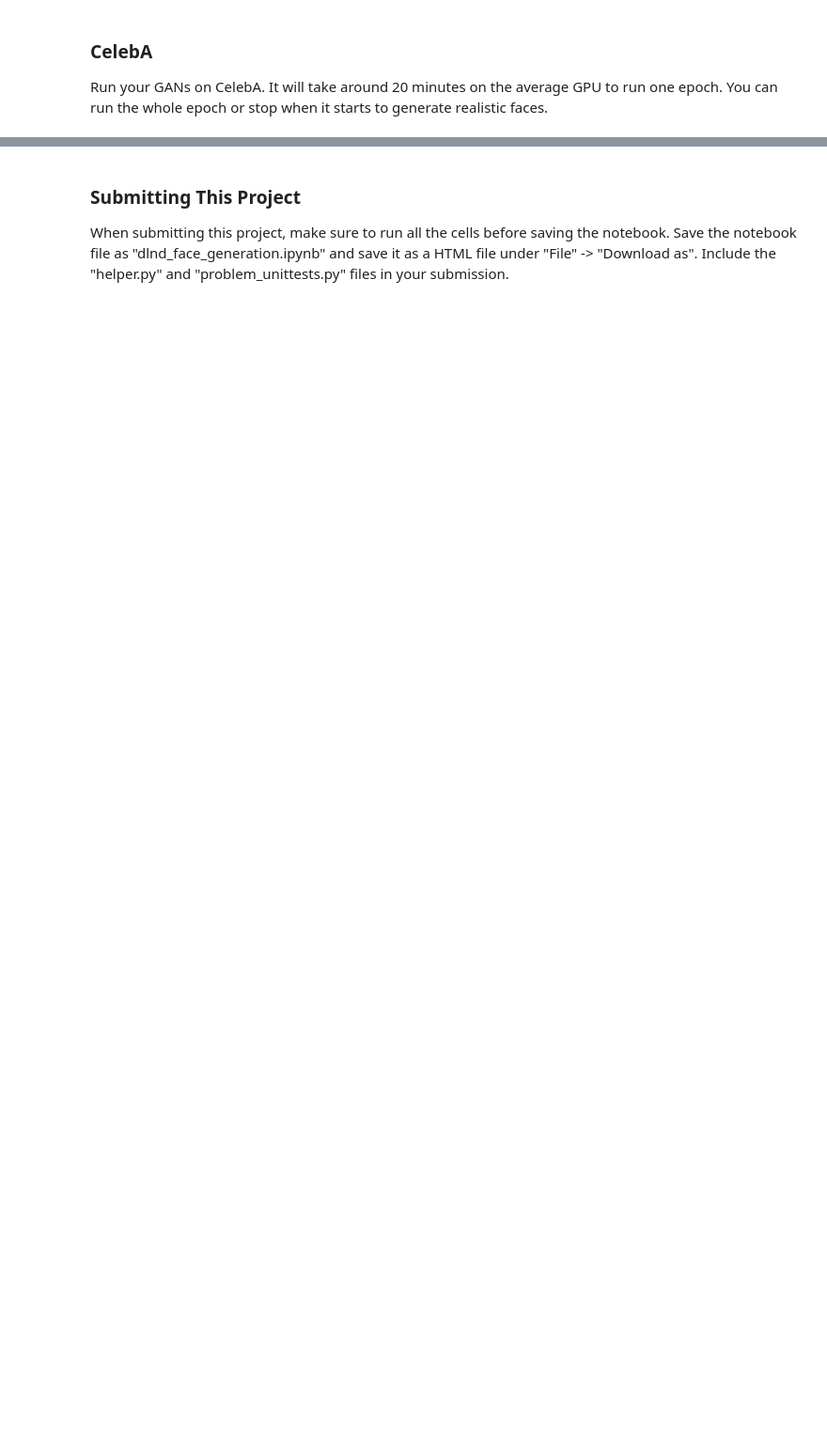
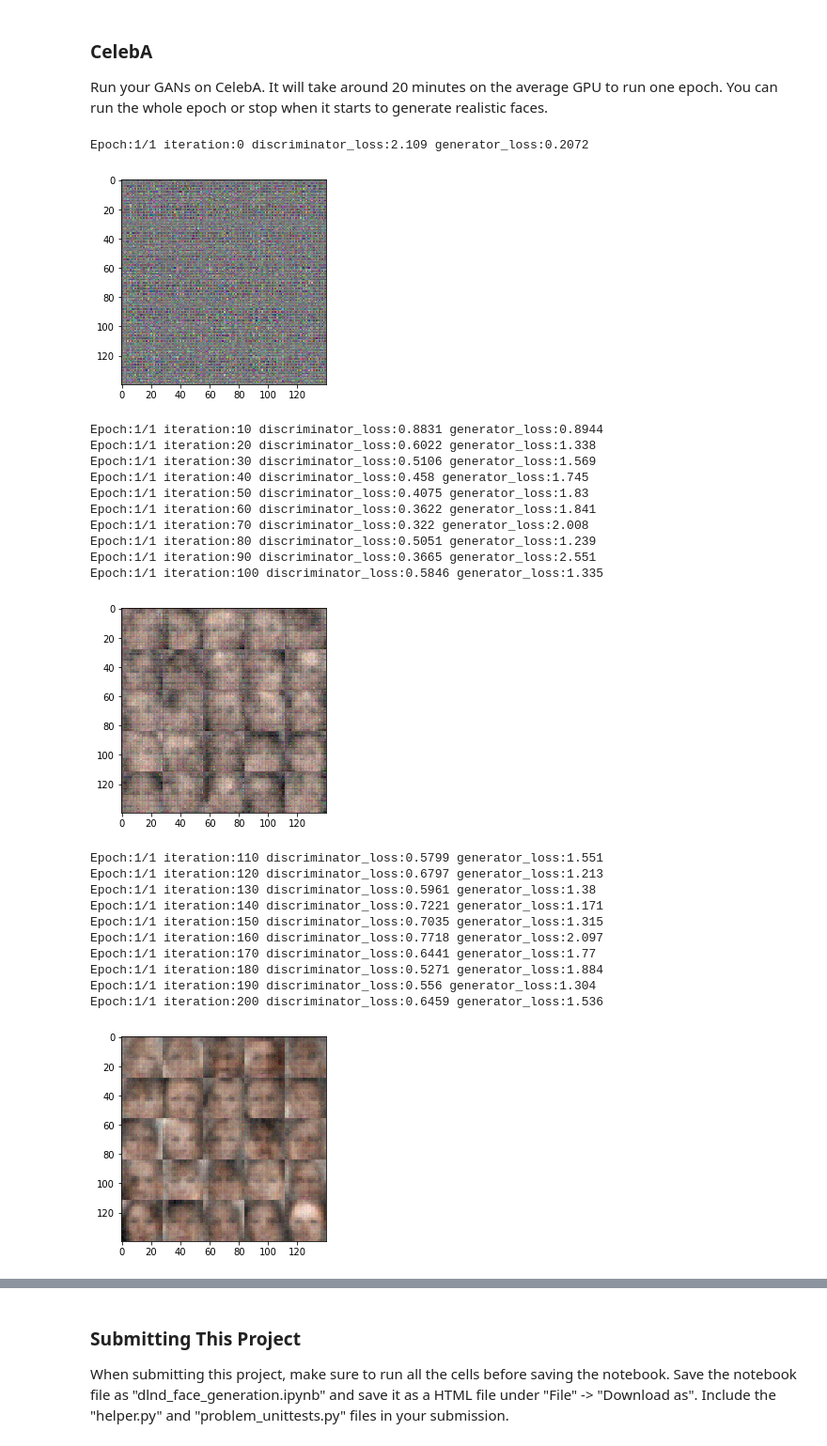
Before and after one commit to zmykevin/DLND_Project_5, a Jupyter notebook: dlnd_face_generation.ipynb, the cells around one changed output, grey strips where cells are left out. Shown at 94% size. Saved outputs shown, nothing was run; the diff lists cells and outputs as text; code cells hidden in the pictures; blank space fills up the shorter version.

```diff
--- a/dlnd_face_generation.ipynb
+++ b/dlnd_face_generation.ipynb
@@ -354,18 +445,43 @@ with tf.Graph().as_default():
 ### CelebA
 Run your GANs on CelebA.  It will take around 20 minutes on the average GPU to run one epoch.  You can run the whole epoch or stop when it starts to generate realistic faces.
 # %%
-batch_size = None
-z_dim = None
-learning_rate = None
-beta1 = None
+batch_size = 128
+z_dim = 100
+learning_rate = 0.0002
+beta1 = 0.5
 
 
 """
 DON'T MODIFY ANYTHING IN THIS CELL THAT IS BELOW THIS LINE
 """
 epochs = 1
 
 celeba_dataset = helper.Dataset('celeba', glob(os.path.join(data_dir, 'img_align_celeba/*.jpg')))
 with tf.Graph().as_default():
     train(epochs, batch_size, z_dim, learning_rate, beta1, celeba_dataset.get_batches,
           celeba_dataset.shape, celeba_dataset.image_mode)
+# %% [output]
+Epoch:1/1 iteration:0 discriminator_loss:2.109 generator_loss:0.2072
+[figure, added]
+Epoch:1/1 iteration:10 discriminator_loss:0.8831 generator_loss:0.8944
+Epoch:1/1 iteration:20 discriminator_loss:0.6022 generator_loss:1.338
+Epoch:1/1 iteration:30 discriminator_loss:0.5106 generator_loss:1.569
+Epoch:1/1 iteration:40 discriminator_loss:0.458 generator_loss:1.745
+Epoch:1/1 iteration:50 discriminator_loss:0.4075 generator_loss:1.83
+Epoch:1/1 iteration:60 discriminator_loss:0.3622 generator_loss:1.841
+Epoch:1/1 iteration:70 discriminator_loss:0.322 generator_loss:2.008
+Epoch:1/1 iteration:80 discriminator_loss:0.5051 generator_loss:1.239
+Epoch:1/1 iteration:90 discriminator_loss:0.3665 generator_loss:2.551
+Epoch:1/1 iteration:100 discriminator_loss:0.5846 generator_loss:1.335
+[figure, added]
+Epoch:1/1 iteration:110 discriminator_loss:0.5799 generator_loss:1.551
+Epoch:1/1 iteration:120 discriminator_loss:0.6797 generator_loss:1.213
+Epoch:1/1 iteration:130 discriminator_loss:0.5961 generator_loss:1.38
+Epoch:1/1 iteration:140 discriminator_loss:0.7221 generator_loss:1.171
+Epoch:1/1 iteration:150 discriminator_loss:0.7035 generator_loss:1.315
+Epoch:1/1 iteration:160 discriminator_loss:0.7718 generator_loss:2.097
+Epoch:1/1 iteration:170 discriminator_loss:0.6441 generator_loss:1.77
+Epoch:1/1 iteration:180 discriminator_loss:0.5271 generator_loss:1.884
+Epoch:1/1 iteration:190 discriminator_loss:0.556 generator_loss:1.304
+Epoch:1/1 iteration:200 discriminator_loss:0.6459 generator_loss:1.536
+[figure, added]
```
Also changed, not shown: parts of 6 cells of this notebook, 4 other files.
